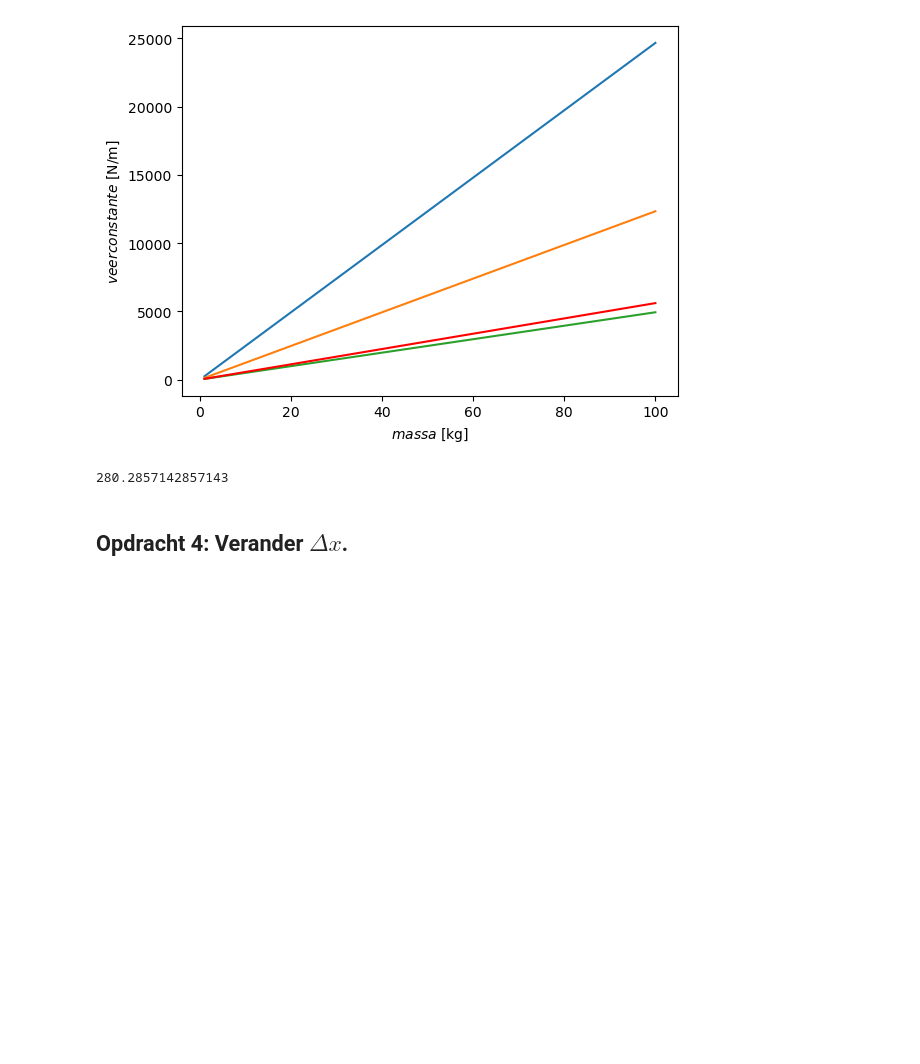
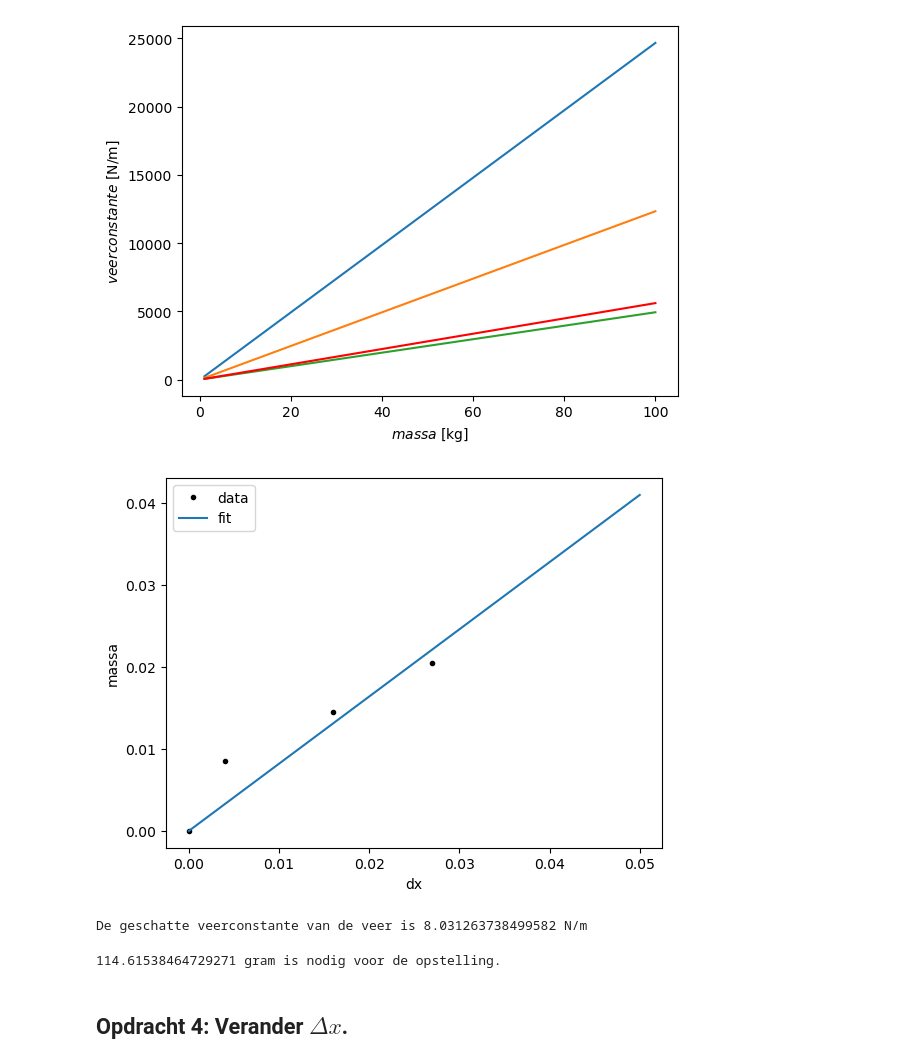
Before and after one commit to emmajuledrent/opdrachten-DEF-D, a Jupyter notebook: FysiekeOntwerpopdrachten/5MaakEenOpstellingTrillingsvrij/Ontwerpopdracht5MaakEenOpstellingTrillingsvrijInvulTemplate.ipynb, the cells around one changed output. Drawn from its saved outputs; the diff is of its cells as text; code cells hidden in the pictures; blank space fills up the shorter version.

```diff
--- a/FysiekeOntwerpopdrachten/5MaakEenOpstellingTrillingsvrij/Ontwerpopdracht5MaakEenOpstellingTrillingsvrijInvulTemplate.ipynb
+++ b/FysiekeOntwerpopdrachten/5MaakEenOpstellingTrillingsvrij/Ontwerpopdracht5MaakEenOpstellingTrillingsvrijInvulTemplate.ipynb
@@ -101,18 +102,37 @@ plt.show()
 # %% [output]
 [figure]
 # %%
+# Bepalen van massa bij gebruikte veren.
+
 L_test = 0.078
-dx_test = np.array[(8.2)]/100 - L_test
-m_test = np.array[(6)]/1000
+dx_test = np.array([8.2,9.4,10.5,0.078*100])/100 - L_test
+m_test = np.array([8.5,14.5,20.5,0])/1000
 
+def massafit(dx,C):
+    return C * dx / 9.81
 
+val, cov = curve_fit(massafit,dx_test,m_test)
+C_fit = val[0]
+
+xfit = np.linspace(0,0.05,100)
+yfit = massafit(xfit,C_fit)
 
 plt.figure()
-plt.plot()
+plt.plot(dx_test, m_test, "k.", label="data")
+plt.plot(xfit,yfit, label="fit")
+plt.xlabel("dx")
+plt.ylabel("massa")
+plt.legend()
+plt.show()
+
+print(f"De geschatte veerconstante van de veer is {C_fit} N/m")
+# %% [output]
+[figure, added]
+De geschatte veerconstante van de veer is 8.031263738499582 N/m
 # %%
-print(veerconstante(1,0.035))
+print(f"{massafit(0.035,4*C_fit)*1000} gram is nodig voor de opstelling.")
 # %% [output]
-280.2857142857143
+114.61538464729271 gram is nodig voor de opstelling.
 # %% [markdown]
 ## Opdracht 4: Verander $\Delta x$.
 # %% [markdown]
```
Also changed, not shown: parts of 9 cells of this notebook, 1 other file.
